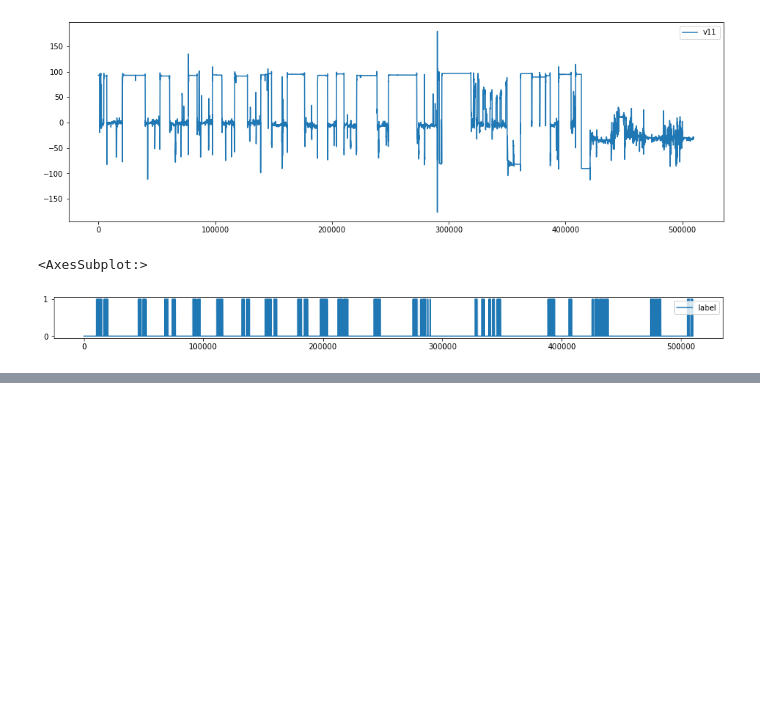
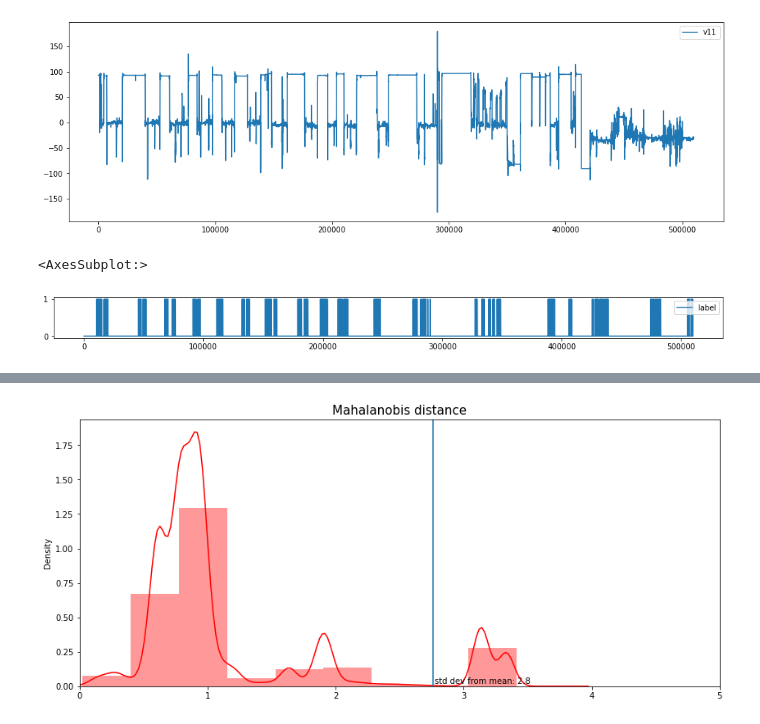
Before and after one commit to huahuawong/datascience-essentials, a Jupyter notebook: 1. Machine Learning/Time Series/Anomaly Detection/EDA.ipynb, the cells around one changed output, grey strips where cells are left out. Saved outputs shown, nothing was run; the diff lists cells and outputs as text; code cells hidden in the pictures; blank space fills up the shorter version.

```diff
--- a/1. Machine Learning/Time Series/Anomaly Detection/EDA.ipynb
+++ b/1. Machine Learning/Time Series/Anomaly Detection/EDA.ipynb
@@ -55,0 +219,15 @@ label_df.plot(figsize = (16, 1))
+# %%
+plt.figure(figsize=(14, 6))
+sns.distplot(dist_train,
+             bins=10,
+             kde=True,
+             color='red').set_title('Mahalanobis distance', fontsize=15)
+
+plt.axvline(threshold)
+plt.text(threshold + 0.01, 0.02, 'std dev from mean: ' +
+         str(round(threshold, 1)))
+
+plt.xlim([0.0, 5])
+plt.show()
+# %% [output]
+[figure, added]
```
Also changed, not shown: parts of 17 cells of this notebook.
